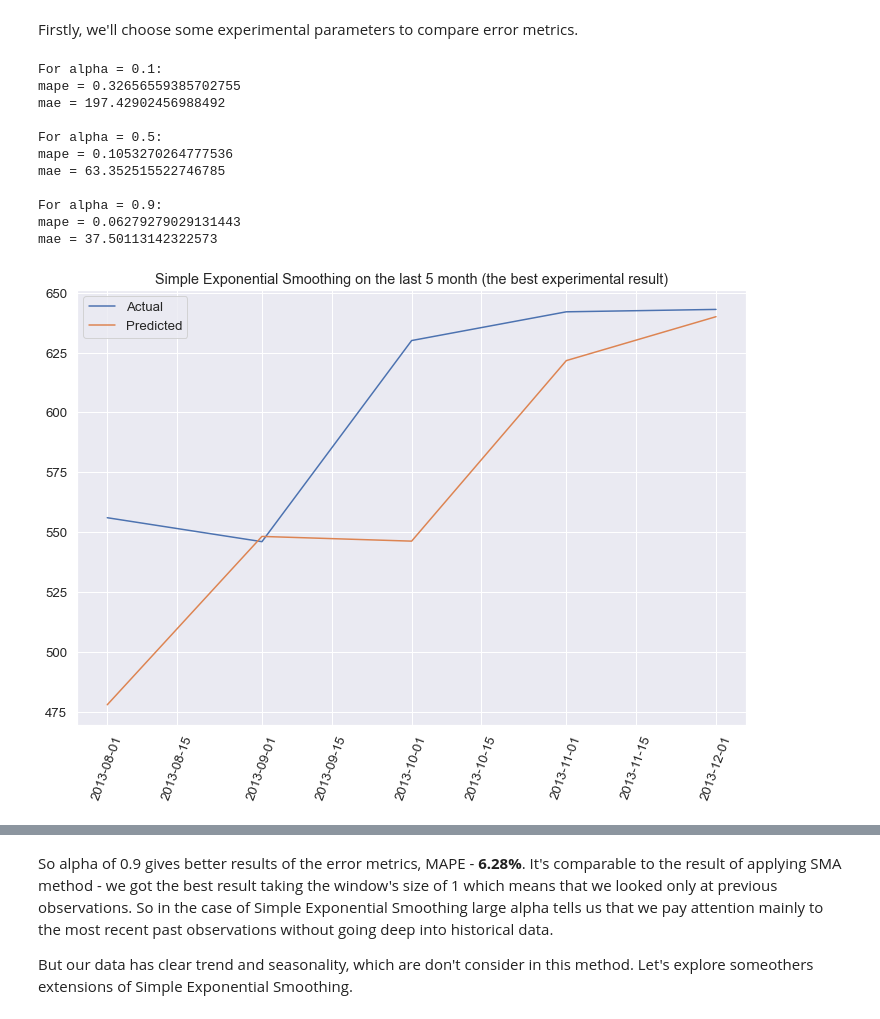
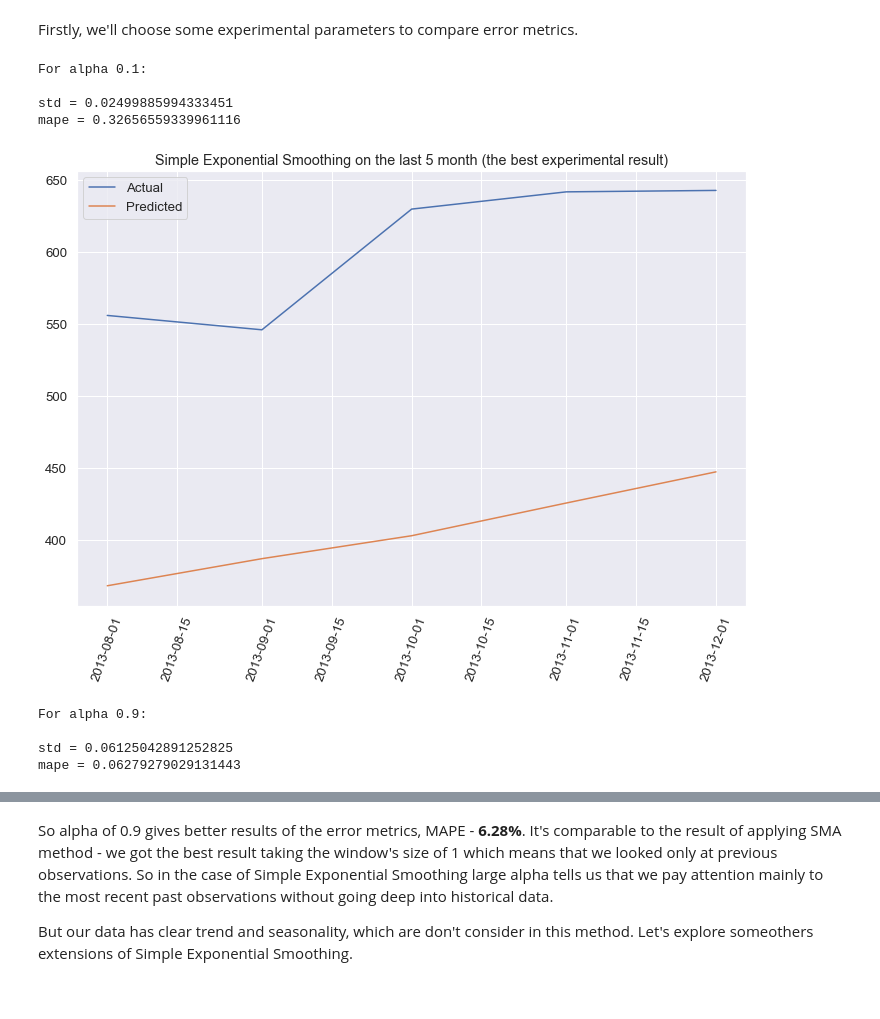
Before and after one commit to Dosann/Time-series-forecast, a Jupyter notebook: shipment_forecast.ipynb, the cells around one changed output, grey strips where cells are left out. Cells and saved outputs as stored; diff of their text form; code cells hidden in the pictures.

Commit message:
Improved Exp Smoothing

```diff
--- a/shipment_forecast.ipynb
+++ b/shipment_forecast.ipynb
@@ -332,7 +291,0 @@ for train, test in tscv.split(values):
-# %%
-predicted_values = eval_result['predicted']
-mape_error = np.mean(eval_result['mape'])
-mae_error = np.mean(eval_result['mae'])
-print(f'For alpha = 0.9:\nmape = {mape_error}\nmae = {mae_error}\n')
-
-plot_results(x, y_true, predicted_values, title='Simple Exponential Smoothing on the last 5 month (the best experimental result)')
@@ -358,3 +292,23 @@ def evaluate_mape(x):
+# %%
+def evaluate(model, X, y=None):
+    tscv = TimeSeriesSplit(n_splits=5, test_size=1)
+
+    mape_errors = []
+    predicted_values = []
+    for train, test in tscv.split(X):
+        model.fit(X[train], y[train])
+        prediction = model.predict(X[test])
+        predicted_values.append(prediction[0])
+
+        actual = X[test]
+
+        mape_errors.append(mape(actual, prediction))
+
+    print(f'std = {np.std(mape_errors)}')
+    mape_errors = np.mean(np.array(mape_errors))
+
+    print(f'mape = {mape_errors}\n')
+    return predicted_values
 # %%
 def plot_results(x, y_true, y_pred, title):
     plt.figure(figsize=(12,8))
@@ -372,31 +326,22 @@ y_true = data.Shipments[-5:].values
 # %% [markdown]
 Firstly, we'll choose some experimental parameters to compare error metrics.
 # %%
-alphas = [0.1, 0.5, 0.9]
-min_mape = 1
+X, y = np.reshape(data.Shipments.values, (-1, 1)), np.reshape(data.Shipments.values, (-1, 1))
+alphas = [0.1, 0.9]
 
 for alpha in alphas:
-    exp_smooth = exp_smooth_score(np.array([alpha]))
-    predicted_values = exp_smooth['predicted']
-    mape_error = np.mean(exp_smooth['mape'])
-    mae_error = np.mean(exp_smooth['mae'])
-    print(f'For alpha = {alpha}:\nmape = {mape_error}\nmae = {mae_error}\n')
+    print(f'For alpha {alpha}:\n')
+    model = ExpEstimator(smoothing_level=alpha)
+    predicted_values = evaluate(model, X, y)
 
-    if min_mape > mape_error:
-        best_predicted_values = predicted_values
-        min_mape = mape_error
-
-plot_results(x, y_true, best_predicted_values, title='Simple Exponential Smoothing on the last 5 month (the best experimental result)')
+    plot_results(x, y_true, predicted_values, title='Simple Exponential Smoothing on the last 5 month (the best experimental result)')
 # %% [output]
-For alpha = 0.1:
-mape = 0.32656559385702755
-mae = 197.42902456988492
+For alpha 0.1:
 
-For alpha = 0.5:
-mape = 0.1053270264777536
-mae = 63.352515522746785
-
-For alpha = 0.9:
-mape = 0.06279279029131443
-mae = 37.50113142322573
+std = 0.02499885994333451
+mape = 0.32656559339961116
-[figure, old version]
+[figure, new version]
+For alpha 0.9:
+
+std = 0.06125042891252825
+mape = 0.06279279029131443
```
Also changed, not shown: parts of 41 cells of this notebook.
